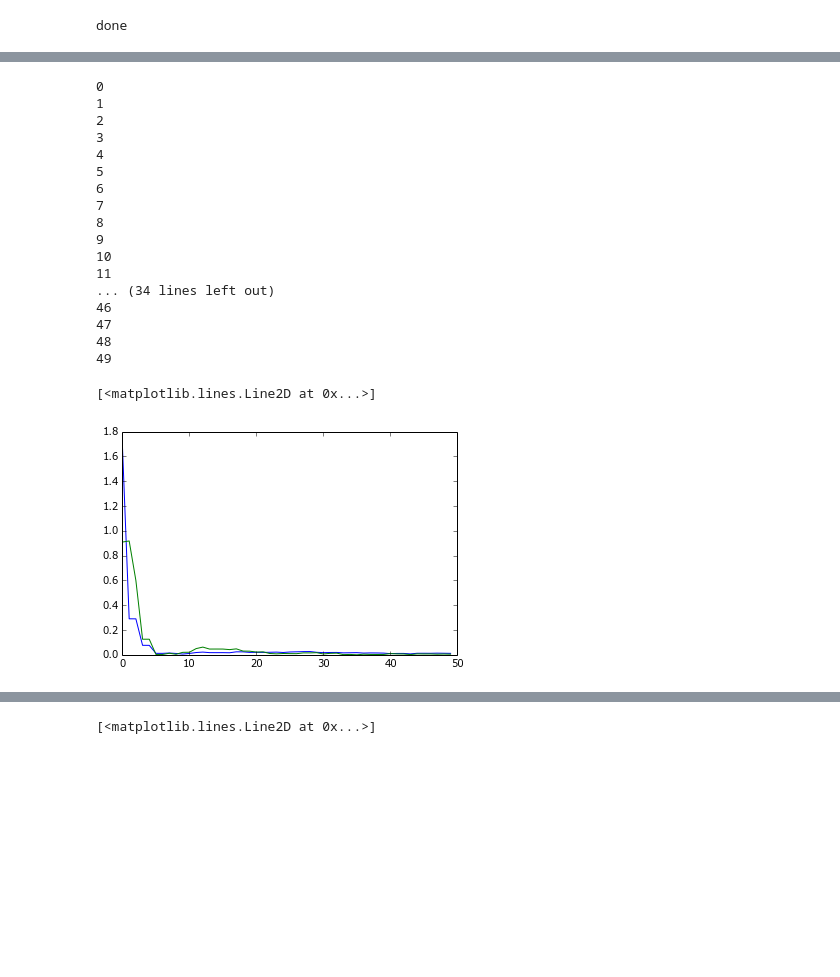
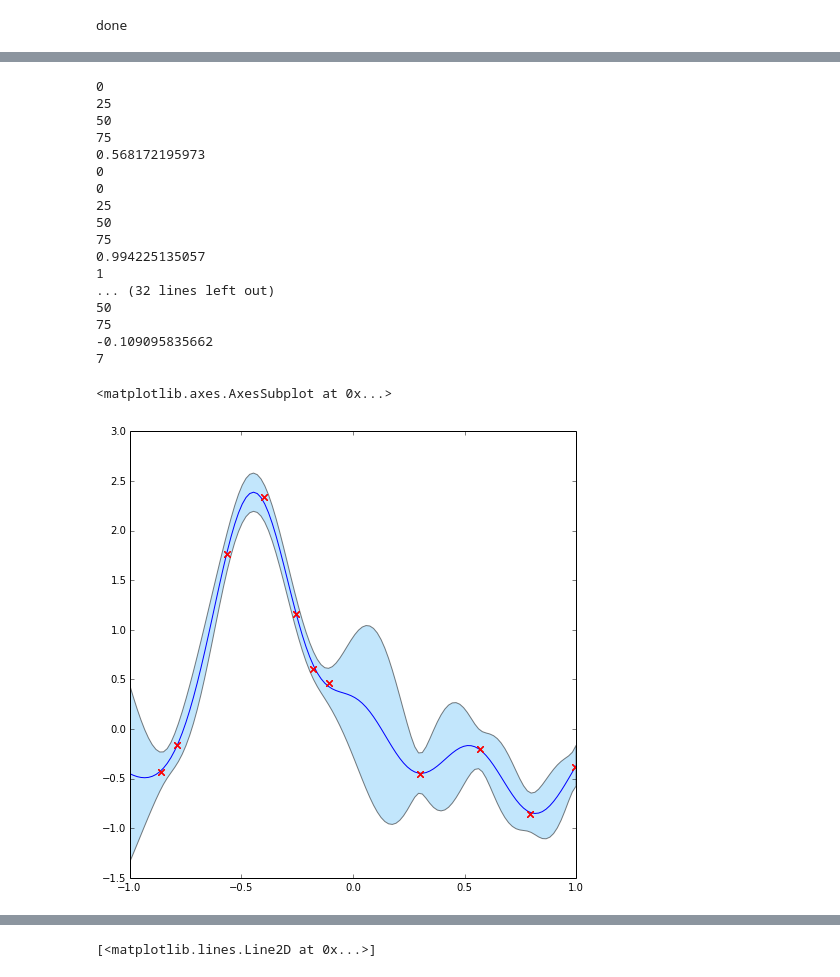
Before and after one commit to markm541374/ES, a Jupyter notebook: search.ipynb, the cells around one changed output, grey strips where cells are left out. Saved outputs shown, nothing was run; the diff lists cells and outputs as text; code cells hidden in the pictures; blank space fills up the shorter version.

Commit message:
added search for entropy

```diff
--- a/search.ipynb
+++ b/search.ipynb
@@ -49,5 +49,5 @@ plt.plot(xmintrue,miny,'rx')
 # %%
-n_init=7
+n_init=3
 x=sp.random.uniform(-1,1,n_init)
 y=map(f,x)+sp.random.normal(scale=0.1,size=n_init)
 Xo=sp.matrix(x).T
@@ -61,8 +61,10 @@ a=GPd.plot1(g1,[-1],[1])
 # %%
-Xi=sp.linspace(-1,1,401)
+n=101
+Xi=sp.linspace(-1,1,201)
 #Xi=[0,12]
 Si=[0.01]
-H=EntropyPredict.predict_1dfixk([Xo,Yo,So,Do],kf,Xi,Si,nd=50)
+GG=EntropyPredict.makedraws([Xo,Yo,So,Do],kf,nd=100)
+#H=EntropyPredict.predict_1dfixk([Xo,Yo,So,Do],kf,Xi,Si,nd=50)
 #EI=EntropyPredict.EI_1dfixk([Xo,Yo,So,Do],kf,Xi,sp.amin(Yo))
 # %% [output]
 0
@@ -70,6 +74,12 @@ H=EntropyPredict.predict_1dfixk([Xo,Yo,So,Do],kf,Xi,Si,nd=50)
 # %%
 a=GPd.plot1(g1,[-1],[1])
-a.plot(Xi,H[:,0],'r')
+
+H=sp.zeros(n)
+for i in xrange(n):
+    if i%25==0:
+        print i
+    H[i]=EntropyPredict.inferHmulti(GG,sp.matrix(Xi[i]).T,Si)
+a.plot(Xi,H,'r')
 #a.plot(Xi,3*EI,'g')
 #a.plot(Xi[sp.argmax(EI)],3*max(EI),'go')
 # %% [output]
@@ -78,51 +97,52 @@ a.plot(Xi,H[:,0],'r')
 # %%
-
+reload(EntropyPredict)
 Xei=Xo.copy()
 Yei=Yo.copy()
 Sei=So.copy()
 Dei=Do
 
 Yerr=[]
 Xerr=[]
-for i in xrange(50):
-    xs=EntropyPredict.searchEI([Xei,Yei,Sei,Dei],kf,-1,1)
-
+for i in xrange(8):
+    xs=EntropyPredict.searchEnt([Xei,Yei,Sei,Dei],kf,-1,1)
+    print xs
     ys=f(xs)+sp.random.normal(scale=sp.sqrt(0.01))
     Xei=sp.vstack([Xei,xs])
     Yei=sp.vstack([Yei,ys])
     Sei=sp.vstack([Sei,0.01])
     Dei.append([sp.NaN])
 
     gcurrent=GPd.GPcore(Xei,Yei,Sei,Dei,kf)
     ee=lambda x,y:(gcurrent.infer_m(sp.matrix(x),[[sp.NaN]])[0,0],0)
     [xminguess,minyguess,ierror]=DIRECT.solve(ee,lower,upper,user_data=[],algmethod=1,maxf=600)
     xminguess=xminguess[0]
     Xerr.append(abs( xmintrue-xminguess))
     Yerr.append(abs( minyguess-miny))
 
     print i
-plt.plot(Xerr)
-plt.plot(Yerr)
+#plt.plot(Xerr)
+#plt.plot(Yerr)
+GPd.plot1(gcurrent,[-1],[1])
 # %% [output]
 0
+25
+50
+75
+0.568172195973
+0
+0
+25
+50
+75
+0.994225135057
 1
-2
-3
-4
-5
-6
+... (32 lines left out)
+50
+75
+-0.109095835662
 7
-8
-9
-10
-11
-... (34 lines left out)
-46
-47
-48
-49
-[<matplotlib.lines.Line2D at 0x...>]
+<matplotlib.axes.AxesSubplot at 0x...>
-[figure, old version]
+[figure, new version]
 # %%
 g2=GPd.GPcore(Xei,Yei,Sei,Dei,kf)
 a=GPd.plot1(g2,[-1],[1])
```
Also changed, not shown: parts of 5 cells of this notebook, 2 other files.
